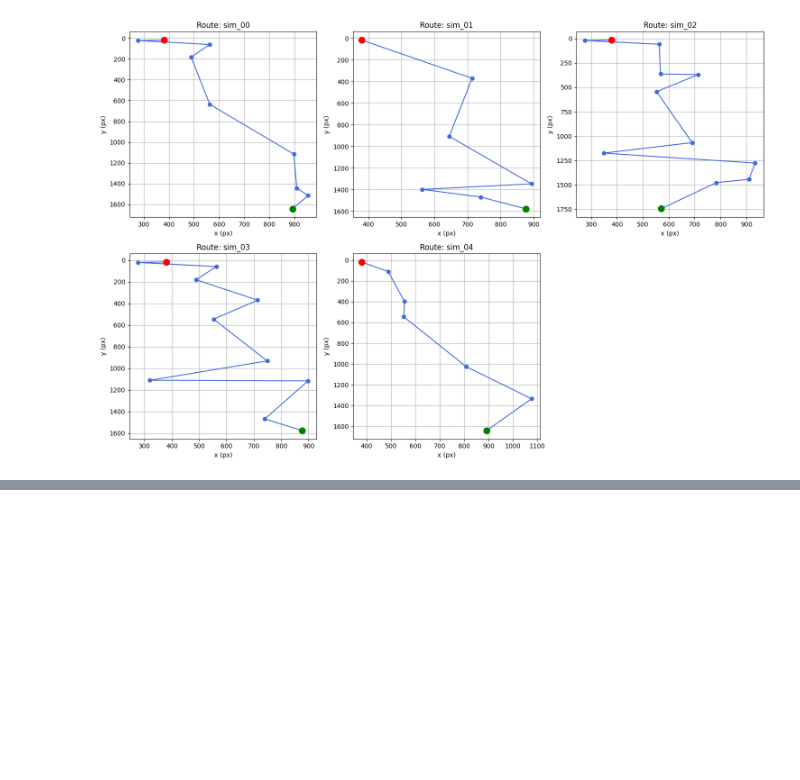
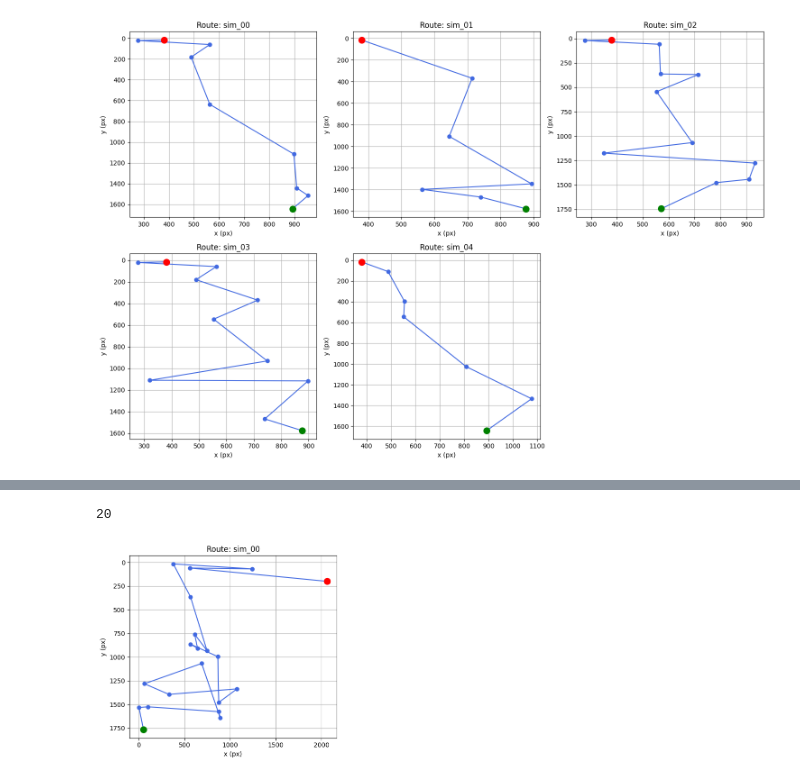
Before and after one commit to Alger3/Climbing_Model, a Jupyter notebook: data/parse_and_plot_routes.ipynb, the cells around one changed output, grey strips where cells are left out. Saved outputs shown, nothing was run; the diff lists cells and outputs as text; code cells hidden in the pictures; blank space fills up the shorter version.

```diff
--- a/data/parse_and_plot_routes.ipynb
+++ b/data/parse_and_plot_routes.ipynb
@@ -124,3 +124,18 @@ plot_simulated_routes(simulated_routes_df)
 [figure]
 # %%
 simulated_routes_df.to_csv("simulated_routes.csv")
+# %%
+from route_parser import simulate_route_by_height
+route = simulate_route_by_height(all_points,5,500)
+# %% [output]
+20
+# %%
+sim_routes_df = pd.DataFrame({
+    "route_id": ["sim_00"],
+    "points": [route]
+})
+# %%
+from route_parser import plot_simulated_routes
+plot_simulated_routes(sim_routes_df)
+# %% [output]
+[figure, added]
```
